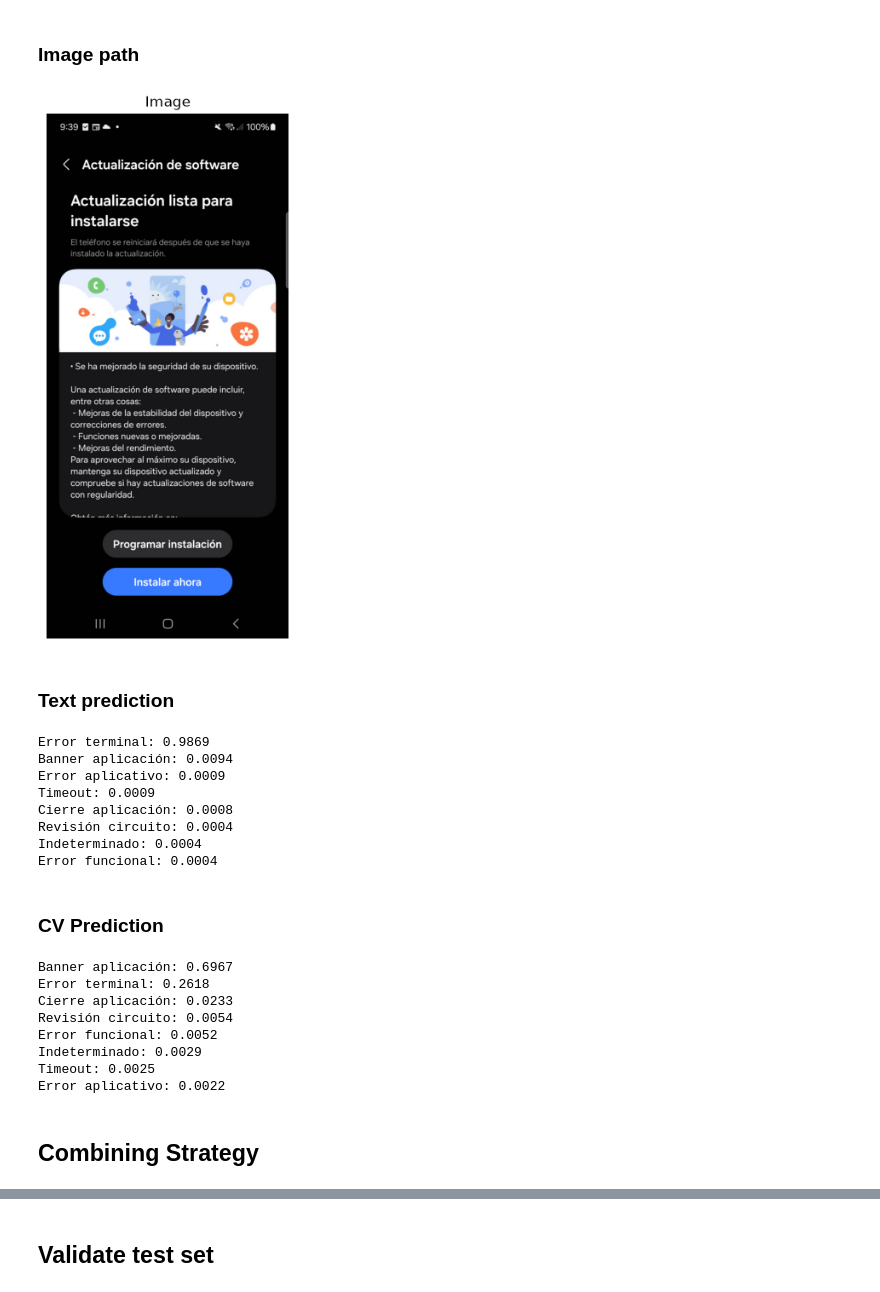
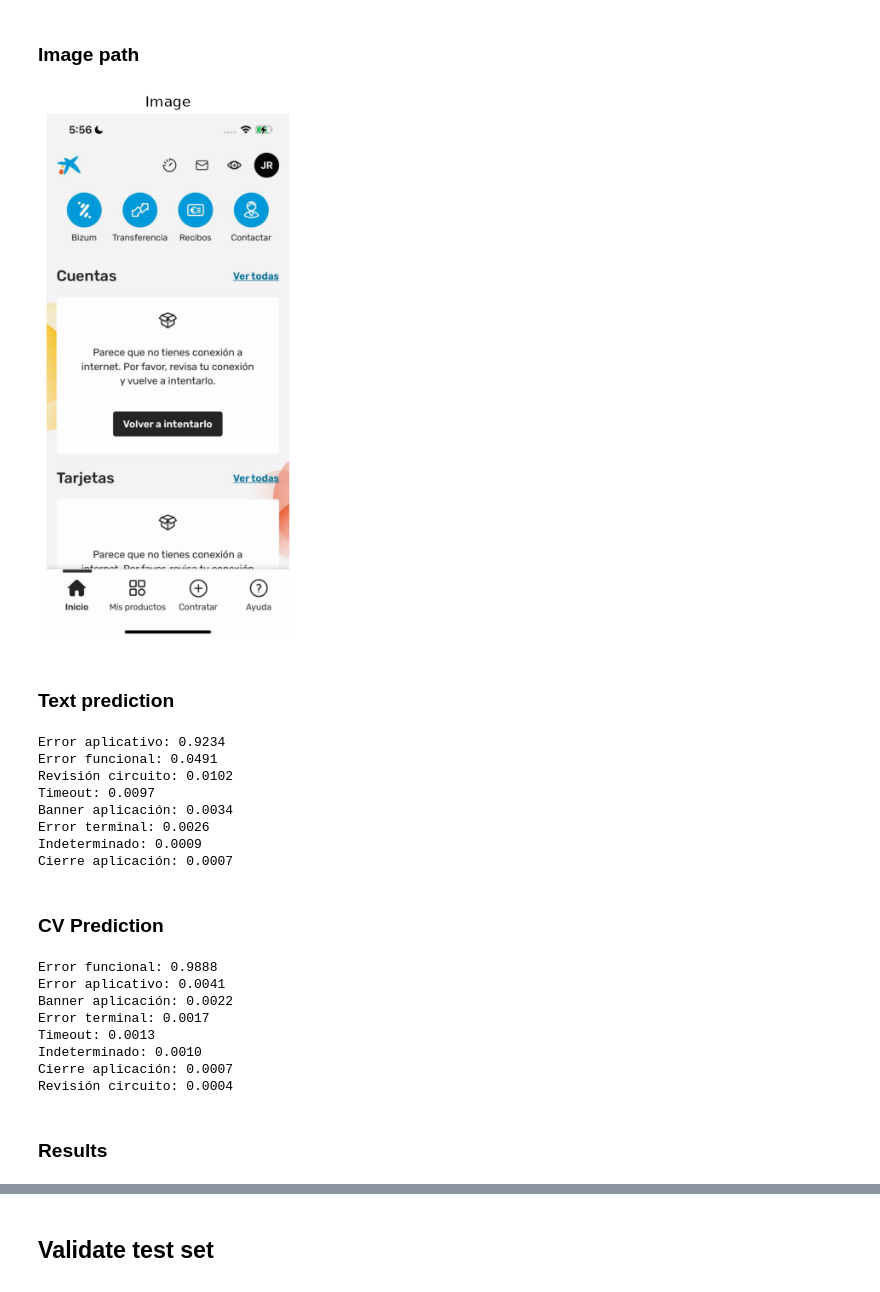
Before and after one commit to IvanBallesteros/TFM, a Jupyter notebook: Inference/Multimodal.ipynb, the cells around one changed output, grey strips where cells are left out. Drawn from its saved outputs; the diff is of its cells as text; code cells hidden in the pictures.

```diff
--- a/Inference/Multimodal.ipynb
+++ b/Inference/Multimodal.ipynb
@@ -75,21 +73,21 @@ cv_clf, class_names, model_path = load_model_pipeline(
 # %% [markdown]
 ### Image path
 # %%
-IMAGE_PATH = Path(r"C:\Users\ibf\Desktop\TFM\Nou_projecte\TEST\Banner aplicación\20260623093842_100189.png")
+IMAGE_PATH = Path(r"C:\Users\ibf\Desktop\TFM\Nou_projecte\TEST\Indeterminado\20260623055325_100106.png")
 
 image = Image.open(IMAGE_PATH).convert("RGB")
 
 plt.figure(figsize=(5, 8))
 plt.imshow(image)
 
 plt.title(
     "Image"
 )
 
 plt.axis("off")
 plt.show()
 # %% [output]
-[figure, old version]
+[figure, new version]
 # %% [markdown]
 ### Text prediction
 # %%
@@ -102,14 +100,14 @@ text_results = predict_text_proba(
 for item in text_results["probabilities"]:
     print(f"{item['class']}: {item['confidence']:.4f}")
 # %% [output]
-Error terminal: 0.9869
-Banner aplicación: 0.0094
-Error aplicativo: 0.0009
-Timeout: 0.0009
-Cierre aplicación: 0.0008
-Revisión circuito: 0.0004
-Indeterminado: 0.0004
-Error funcional: 0.0004
+Error aplicativo: 0.9234
+Error funcional: 0.0491
+Revisión circuito: 0.0102
+Timeout: 0.0097
+Banner aplicación: 0.0034
+Error terminal: 0.0026
+Indeterminado: 0.0009
+Cierre aplicación: 0.0007
 # %% [markdown]
 ### CV Prediction
 # %%
@@ -129,16 +127,16 @@ cv_results = predict_image_proba(
 for r in cv_results:
     print(f"{r['class']}: {r['confidence']:.4f}")
 # %% [output]
-Banner aplicación: 0.6967
-Error terminal: 0.2618
-Cierre aplicación: 0.0233
-Revisión circuito: 0.0054
-Error funcional: 0.0052
-Indeterminado: 0.0029
-Timeout: 0.0025
-Error aplicativo: 0.0022
+Error funcional: 0.9888
+Error aplicativo: 0.0041
+Banner aplicación: 0.0022
+Error terminal: 0.0017
+Timeout: 0.0013
+Indeterminado: 0.0010
+Cierre aplicación: 0.0007
+Revisión circuito: 0.0004
 # %% [markdown]
-## Combining Strategy
+### Results
 # %%
 n = 1
 print("Probabilites from the Computer Vision model:")
```
Also changed, not shown: parts of 7 cells of this notebook.
